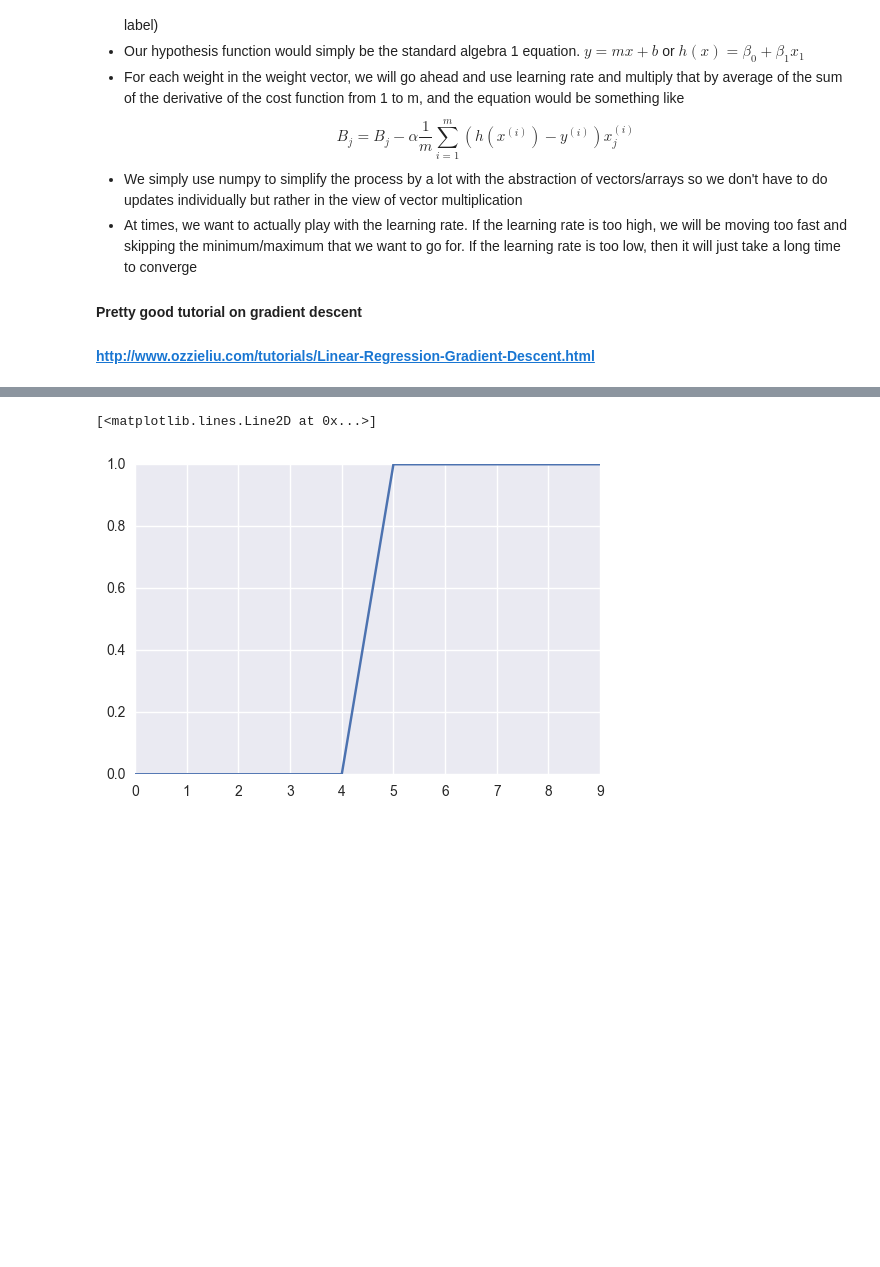
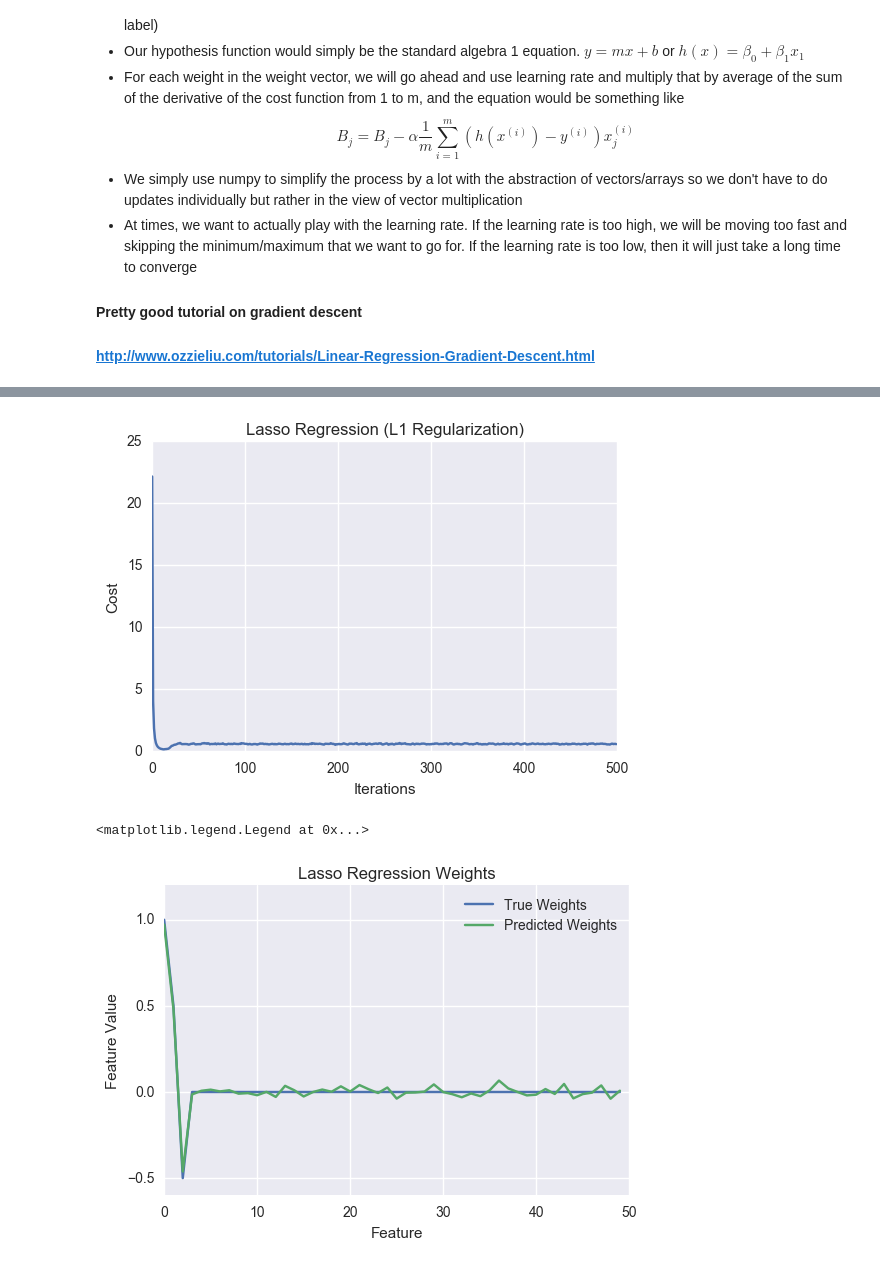
Before and after one commit to alvin319/book-notes, a Jupyter notebook: miscellaneous/linear_regression_with_l1_l2_regularizations.ipynb, the cells around one changed output, grey strips where cells are left out. Drawn from its saved outputs; the diff is of its cells as text; code cells hidden in the pictures; blank space fills up the shorter version.

Commit message:
Update: Finished up linear regression

```diff
--- a/miscellaneous/linear_regression.ipynb
+++ b/miscellaneous/linear_regression_with_l1_l2_regularizations.ipynb
@@ -288,5 +290,40 @@ plt.plot(prediction, label='prediction')
-# %%
-plt.plot(Y, label='target')
-# %% [output]
-[<matplotlib.lines.Line2D at 0x...>]
-[figure, removed]
+# %%
+# Lasso Regression (L1)
+N = 50
+D = 50
+
+X = (np.random.random((N, D)) - 0.5) * 10
+true_weights = np.array([1, 0.5, -0.5] + [0] * (D - 3))
+Y = X.dot(true_weights) + np.random.randn(N) * 0.5
+
+costs = []
+weights = np.random.randn(D) / np.sqrt(D)
+learning_rate = 0.001
+l1 = 10.0
+epochs = 500
+
+for _ in range(epochs):
+    prediction = X.dot(weights)
+    delta = prediction - Y
+    gradient = X.T.dot(delta)
+    regularization = l1 * np.sign(weights)
+    weights = weights - learning_rate * (gradient + regularization)
+    mean_squared_error = delta.dot(delta) / N
+    costs.append(mean_squared_error)
+
+plt.plot(costs)
+plt.title('Lasso Regression (L1 Regularization)')
+plt.ylabel('Cost')
+plt.xlabel('Iterations')
+plt.show()
+
+plt.plot(true_weights, label='True Weights')
+plt.plot(weights, label='Predicted Weights')
+plt.title('Lasso Regression Weights')
+plt.ylabel('Feature Value')
+plt.xlabel('Feature')
+plt.legend()
+# %% [output]
+[figure, added]
+<matplotlib.legend.Legend at 0x...>
+[figure, added]
```
Also changed, not shown: parts of 4 cells of this notebook.
